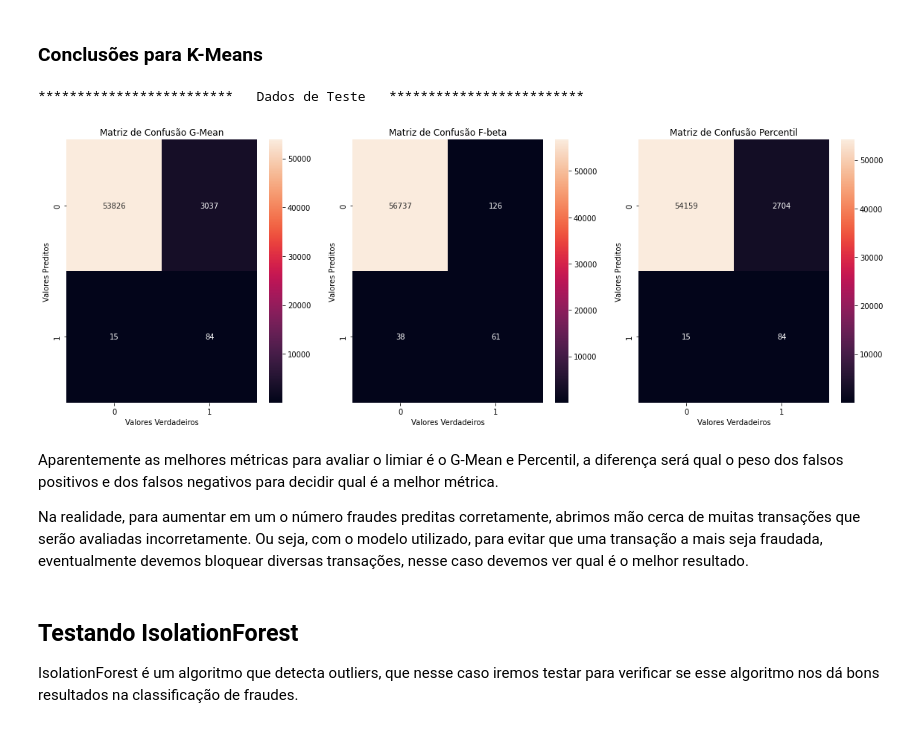
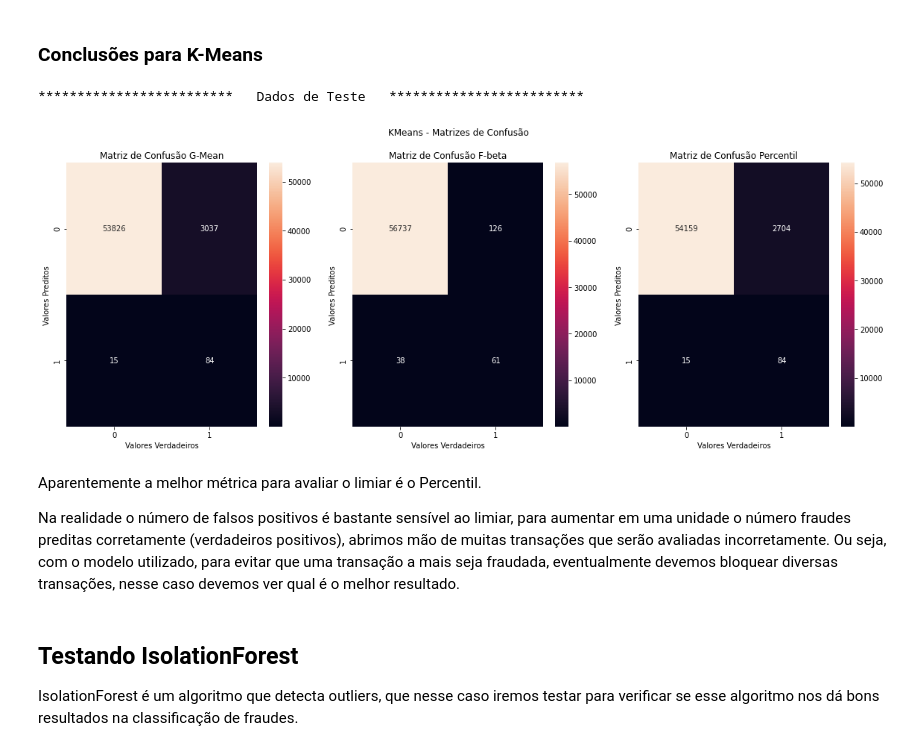
Before and after one commit to Gabriel-Stella/Credit_Card_Fraud, a Jupyter notebook: Credit_Card_Fraud_part1.ipynb, the cells around one changed output. Cells and saved outputs as stored; diff of their text form; code cells hidden in the pictures.

```diff
--- a/Credit_Card_Fraud_part1.ipynb
+++ b/Credit_Card_Fraud_part1.ipynb
@@ -657,6 +691,12 @@ F-beta score: 0.1319     beta = 2.00
 # %% [markdown]
 ### Conclusões para K-Means
 # %%
+from sklearn.metrics import roc_auc_score
+from sklearn.metrics import average_precision_score
+from sklearn.metrics import precision_score
+from sklearn.metrics import recall_score
+import json
+
 num_asterisk = 25
 print("*"*num_asterisk + "   Dados de Teste   " + "*"*num_asterisk)
 
@@ -666,38 +706,59 @@ fig.set_size_inches(6.5*3,6.5*1)
 
 # G-mean
 ax = axes[0]
 sns.heatmap(confusion_matrix(y_test.reshape(-1),y_test_pred_gmean,labels=[0.,1.]),annot=True,fmt='1.0f',ax=ax)
 ax.set_title('Matriz de Confusão G-Mean')
 ax.set_xlabel('Valores Verdadeiros')
 ax.set_ylabel('Valores Preditos')
 
 
 
 
 # F-beta
 ax = axes[1]
 sns.heatmap(confusion_matrix(y_test.reshape(-1),y_test_pred_fbeta,labels=[0.,1.]),annot=True,fmt='1.0f',ax=ax)
 ax.set_title('Matriz de Confusão F-beta')
 ax.set_xlabel('Valores Verdadeiros')
 ax.set_ylabel('Valores Preditos')
 
 
 
 # Percentil
 ax = axes[2]
 sns.heatmap(confusion_matrix(y_test.reshape(-1),y_test_pred_std,labels=[0.,1.]),annot=True,fmt='1.0f',ax=ax)
 ax.set_title('Matriz de Confusão Percentil')
 ax.set_xlabel('Valores Verdadeiros')
 ax.set_ylabel('Valores Preditos')
 
+fig.suptitle("KMeans - Matrizes de Confusão")
+
+
+AUC_ROC = roc_auc_score(y_test,test_prob)
+
+
+average_precision = average_precision_score(y_test,test_prob)
+
+
+
+
+performance = {"AUC ROC":AUC_ROC,"Average Precision": average_precision,
+                "Classification Report G-Mean":classification_report(y_test.reshape(-1),y_test_pred_gmean,digits=2,output_dict=True),
+                "Classification Report F-Beta":classification_report(y_test.reshape(-1),y_test_pred_fbeta,digits=2,output_dict=True),
+                "Classification Report Percentil":classification_report(y_test.reshape(-1),y_test_pred_std,digits=2,output_dict=True)}
+with open("performance/performance_kmeans.json","w",encoding="utf-8") as f:
+    json.dump(performance,f)
+
+
+fig.savefig('figures/confusion_matrix_kmeans.pdf', bbox_inches='tight')
+fig.savefig('figures/confusion_matrix_kmeans.png', bbox_inches='tight')
 plt.show()
 # %% [output]
 *************************   Dados de Teste   *************************
-[figure, old version]
+[figure, new version]
 # %% [markdown]
-Aparentemente as melhores métricas para avaliar o limiar é o G-Mean e Percentil, a diferença será qual o peso dos falsos positivos e dos falsos negativos para decidir qual é a melhor métrica.
+Aparentemente a melhor métrica para avaliar o limiar é o Percentil.
 
-Na realidade, para aumentar em um o número fraudes preditas corretamente, abrimos mão cerca de muitas transações que serão avaliadas incorretamente. Ou seja, com o modelo utilizado, para evitar que uma transação a mais seja fraudada, eventualmente devemos bloquear diversas transações, nesse caso devemos ver qual é o melhor resultado.
+Na realidade o número de falsos positivos é bastante sensível ao limiar, para aumentar em uma unidade o número fraudes preditas corretamente (verdadeiros positivos), abrimos mão de muitas transações que serão avaliadas incorretamente. Ou seja, com o modelo utilizado, para evitar que uma transação a mais seja fraudada, eventualmente devemos bloquear diversas transações, nesse caso devemos ver qual é o melhor resultado.
 # %% [markdown]
 ## Testando IsolationForest
 
```
Also changed, not shown: parts of 15 cells of this notebook.
